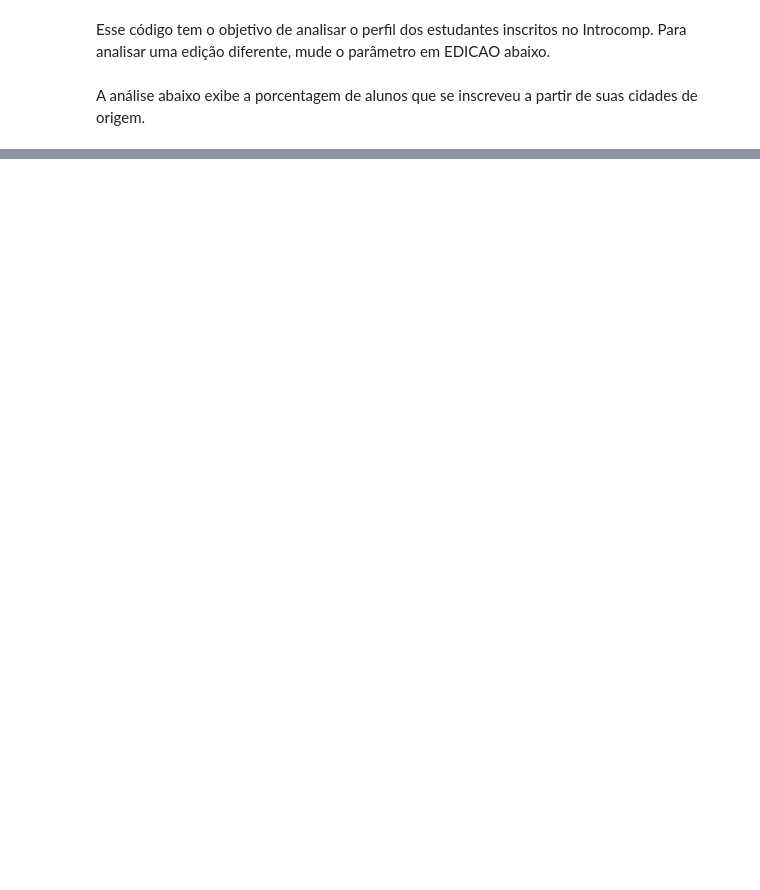
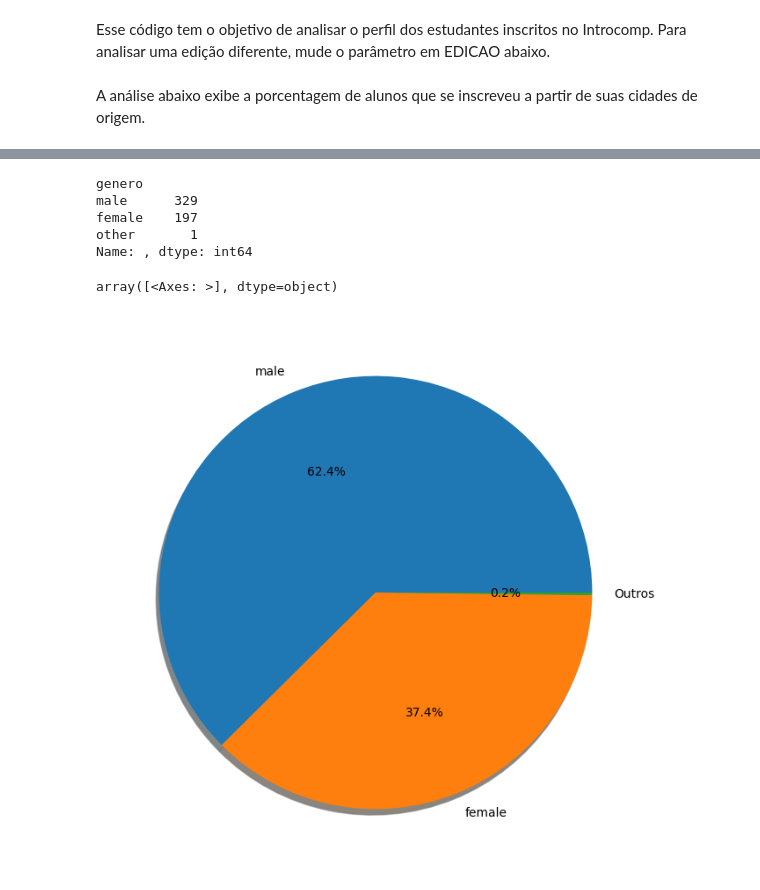
Before and after one commit to oeduardosg/introcomp, a Jupyter notebook: inscritos.ipynb, the cells around one changed output, grey strips where cells are left out. Saved outputs shown, nothing was run; the diff lists cells and outputs as text; code cells hidden in the pictures; blank space fills up the shorter version.

Commit message:
Adiciona análise de gênero e adequação à biblioteca utils.py

```diff
--- a/inscritos.ipynb
+++ b/inscritos.ipynb
@@ -72,0 +54,13 @@ array([<Axes: >], dtype=object)
+# %%
+#Gênero
+
+genero = analisa(df, 'genero', PCT, False)
+genero.plot.pie(subplots=True, figsize=(8, 8), autopct='%1.1f%%', shadow={'ox': -0.01, 'edgecolor': 'grey', 'shade': 0.9})
+# %% [output]
+genero
+male      329
+female    197
+other       1
+Name: , dtype: int64
+array([<Axes: >], dtype=object)
+[figure, added]
```
Also changed, not shown: parts of 3 cells of this notebook.
